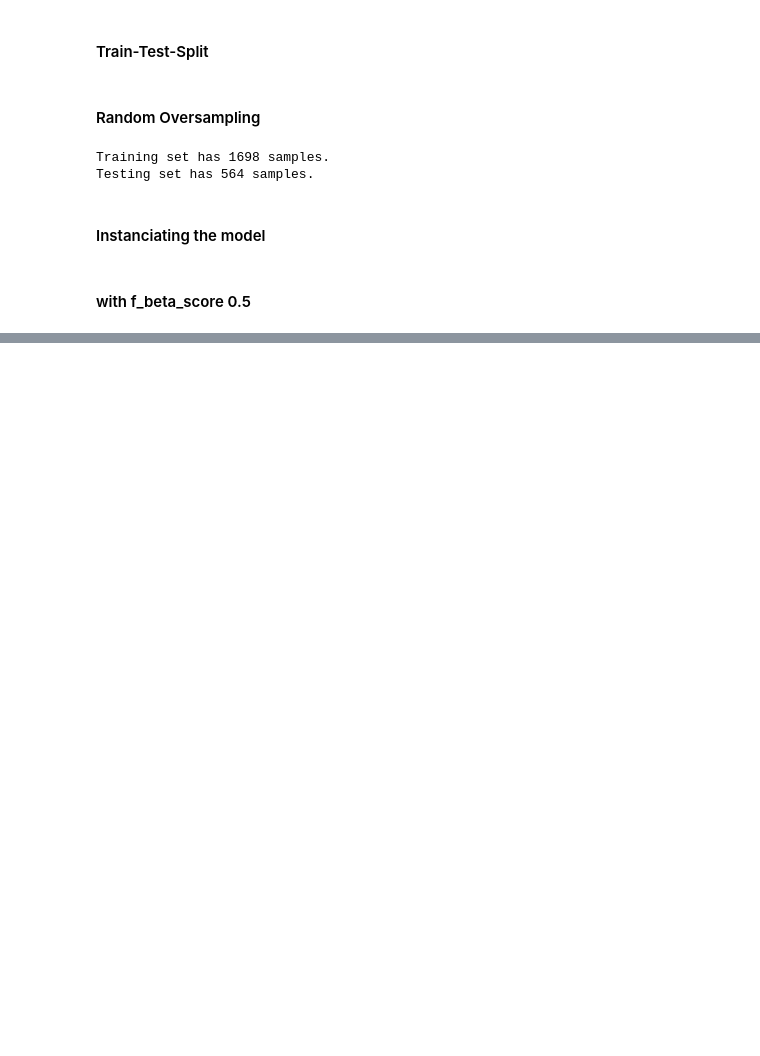
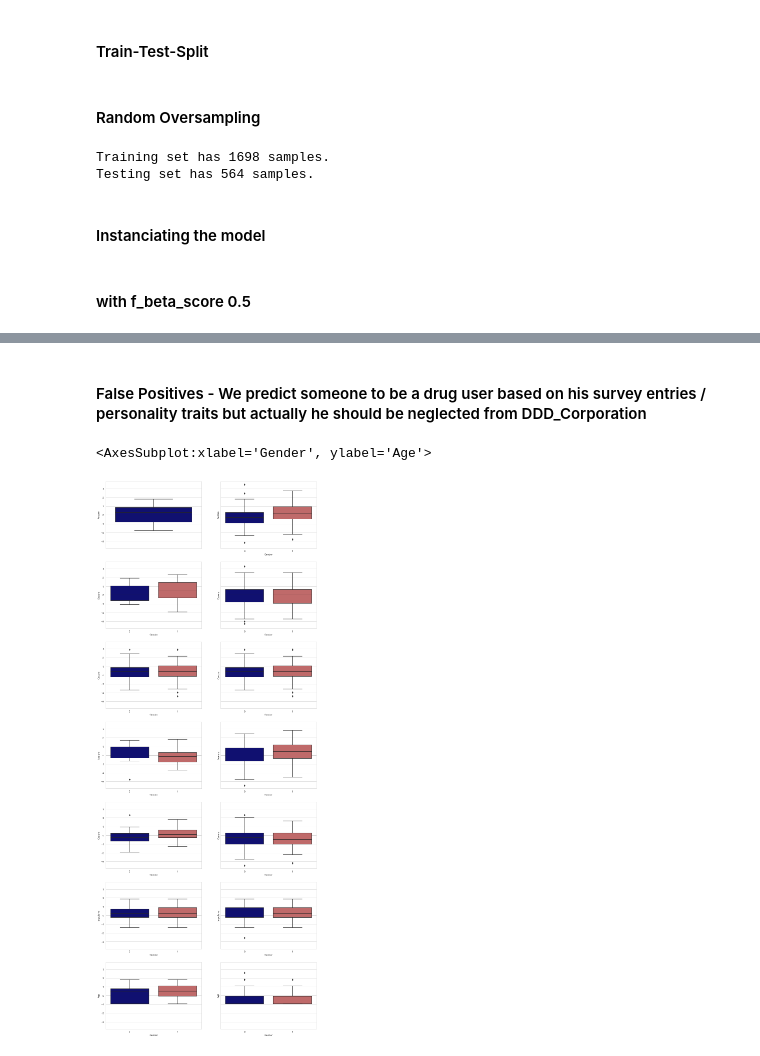
Before and after one commit to SebastianRoetten/Personality_vs_drug_use, a Jupyter notebook: SVC.ipynb, the cells around one changed output, grey strips where cells are left out. Saved outputs shown, nothing was run; the diff lists cells and outputs as text; code cells hidden in the pictures; blank space fills up the shorter version.

```diff
--- a/SVC.ipynb
+++ b/SVC.ipynb
@@ -112,0 +126,4 @@ array([0, 1, 1, ..., 0, 0, 0])
+# %%
+X_test.insert(0, "Party_pred", predictions_test)
+X_test.insert(1, "Party_test", y_test)
+X_test.query("Party_pred == 1 & Party_test == 0")
@@ -112,0 +148,4 @@ array([0, 1, 1, ..., 0, 0, 0])
+# %%
+fp = X_test.query("Party_pred == 1 & Party_test == 0")
+tp = X_test.query("Party_pred == 1 & Party_test == 1")
+tp.describe()
@@ -112,0 +162,24 @@ array([0, 1, 1, ..., 0, 0, 0])
+# %% [markdown]
+#### False Positives - We predict someone to be a drug user based on his survey entries / personality traits but actually he should be neglected from DDD_Corporation
+# %%
+f, axes = plt.subplots(7,2, figsize=(15,40), sharey=True)
+custom_palette_gender = ["navy", "indianred"]
+sns.set_palette(custom_palette_gender)
+
+sns.boxplot(y="Ascore", x="Gender" , data=fp, ax=axes[0][0])
+sns.boxplot(y="Ascore", x="Gender" , data=tp, ax=axes[0][1])
+sns.boxplot(y="Escore", x="Gender" , data=fp, ax=axes[1][0])
+sns.boxplot(y="Escore", x="Gender" , data=tp, ax=axes[1][1])
+sns.boxplot(y="Oscore", x="Gender" , data=tp, ax=axes[2][0])
+sns.boxplot(y="Oscore", x="Gender" , data=tp, ax=axes[2][1])
+sns.boxplot(y="Nscore", x="Gender" , data=fp, ax=axes[3][0])
+sns.boxplot(y="Nscore", x="Gender" , data=tp, ax=axes[3][1])
+sns.boxplot(y="Cscore", x="Gender" , data=fp, ax=axes[4][0])
+sns.boxplot(y="Cscore", x="Gender" , data=tp, ax=axes[4][1])
+sns.boxplot(y="Impulsive", x="Gender" , data=fp, ax=axes[5][0])
+sns.boxplot(y="Impulsive", x="Gender" , data=tp, ax=axes[5][1])
+sns.boxplot(y="Age", x="Gender" , data=fp, ax=axes[6][0])
+sns.boxplot(y="Age", x="Gender" , data=tp, ax=axes[6][1])
+# %% [output]
+<AxesSubplot:xlabel='Gender', ylabel='Age'>
+[figure, added]
```
Also changed, not shown: parts of 9 cells of this notebook.
